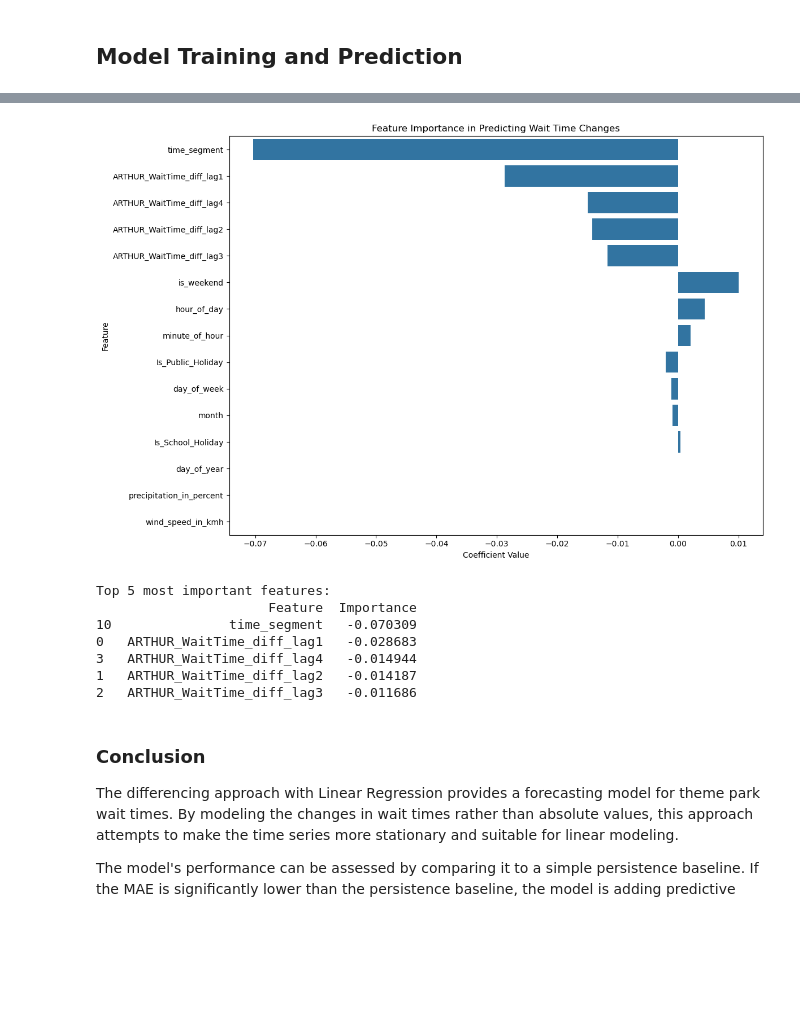
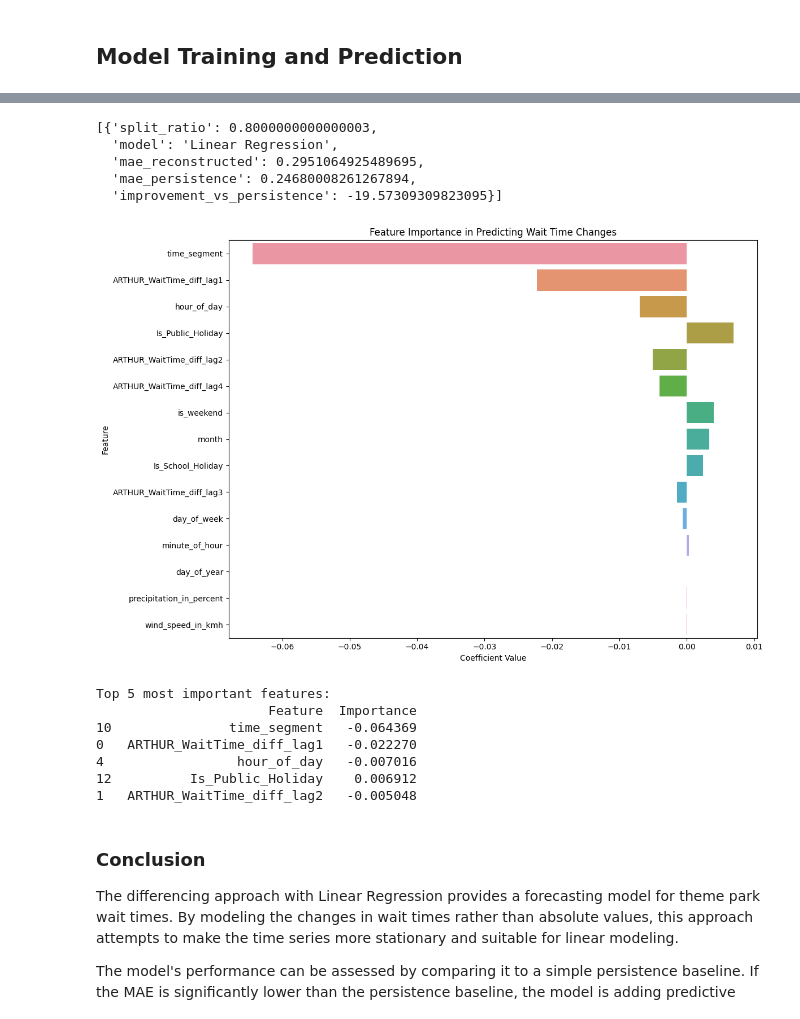
Before and after one commit to Parth-0804/ML_Presentation_Workspace, a Jupyter notebook: final_wait_time_presentation.ipynb, the cells around one changed output, grey strips where cells are left out. Saved outputs shown, nothing was run; the diff lists cells and outputs as text; code cells hidden in the pictures; blank space fills up the shorter version.

```diff
--- a/final_wait_time_presentation.ipynb
+++ b/final_wait_time_presentation.ipynb
@@ -323,6 +353,7 @@ def is_park_open(row):
         month = month_map.get(month, None) if not month.isdigit() else int(month)
     # Handle hour extraction robustly
     time_val = row['Time']
+    # print(month)
     hour = None
     if isinstance(time_val, str):
         try:
@@ -340,9 +371,10 @@ def is_park_open(row):
     if month is None:
         return 0
     if 3 <= month <= 11:
-        return 1 if 9 <= hour < 18 else 0
+        return 1 if 9 <= hour < 19 else 0
     elif month in [12, 1]:
-        return 1 if 11 <= hour < 19 else 0
+        # print(month)
+        return 1 if 11 <= hour < 20 else 0
     else:
         return 0
 
@@ -956,30 +1381,38 @@ Median error: 0.00 minutes
+# %%
+log
+# %% [output]
+[{'split_ratio': 0.8000000000000003,
+  'model': 'Linear Regression',
+  'mae_reconstructed': 0.2951064925489695,
+  'mae_persistence': 0.24680008261267894,
+  'improvement_vs_persistence': -19.57309309823095}]
 # %%
 # Feature Importance Analysis
 feature_importance = pd.DataFrame({
     'Feature': feature_columns,
-    'Importance': model.coef_
+    'Importance': lr_model.coef_
 })
 
 feature_importance = feature_importance.sort_values('Importance', key=abs, ascending=False)
 
 plt.figure(figsize=(12, 8))
 sns.barplot(x='Importance', y='Feature', data=feature_importance)
 plt.title('Feature Importance in Predicting Wait Time Changes')
 plt.xlabel('Coefficient Value')
 plt.tight_layout()
 plt.show()
 
 print("Top 5 most important features:")
 print(feature_importance.head(5))
 # %% [output]
-[figure, old version]
+[figure, new version]
 Top 5 most important features:
                       Feature  Importance
-10               time_segment   -0.070309
-0   ARTHUR_WaitTime_diff_lag1   -0.028683
-3   ARTHUR_WaitTime_diff_lag4   -0.014944
-1   ARTHUR_WaitTime_diff_lag2   -0.014187
-2   ARTHUR_WaitTime_diff_lag3   -0.011686
+10               time_segment   -0.064369
+0   ARTHUR_WaitTime_diff_lag1   -0.022270
+4                 hour_of_day   -0.007016
+12          Is_Public_Holiday    0.006912
+1   ARTHUR_WaitTime_diff_lag2   -0.005048
 # %% [markdown]
 ### Conclusion
 
```
Also changed, not shown: parts of 42 cells of this notebook, 1 other file.
